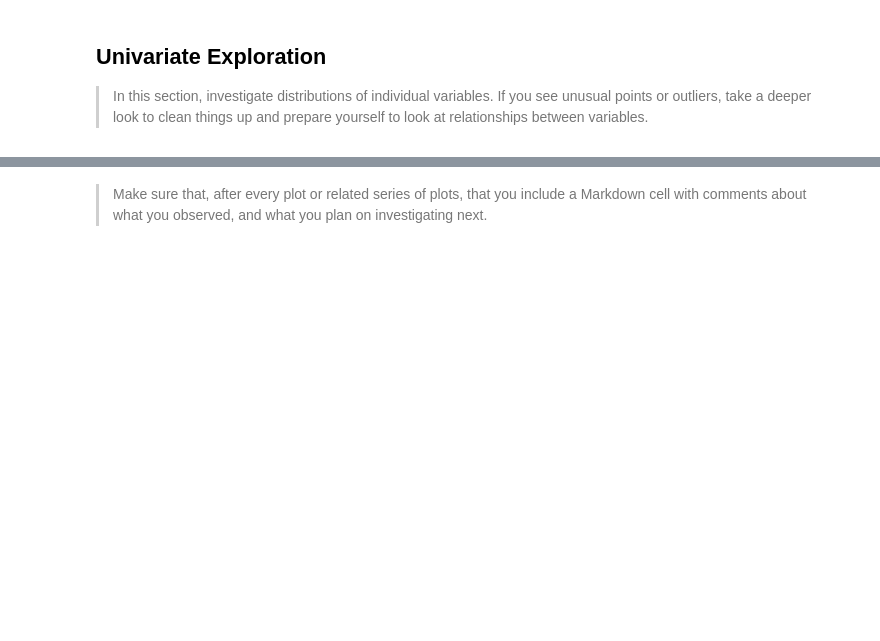
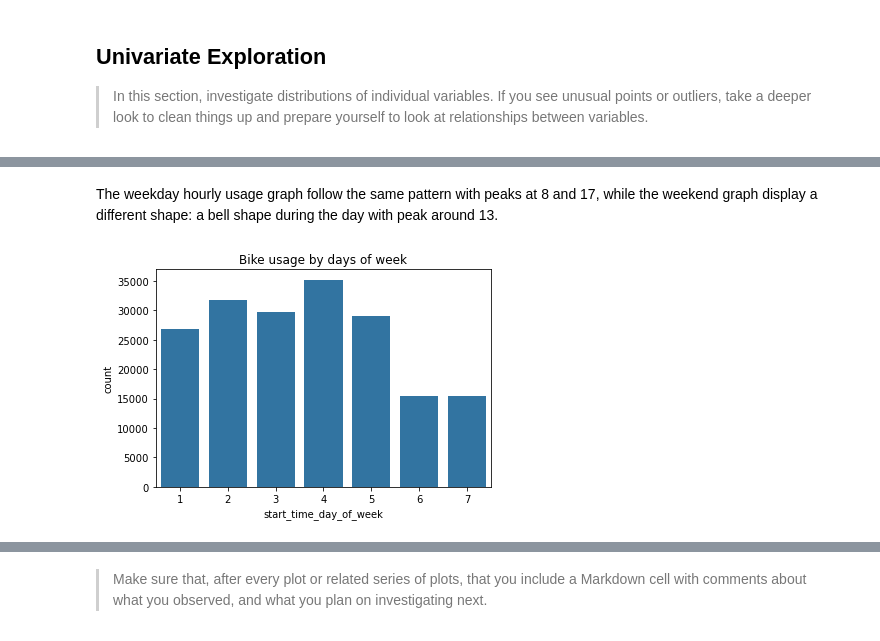
Before and after one commit to tllau/Bikeshare_analysis, a Jupyter notebook: exploration_template.ipynb, the cells around one changed output, grey strips where cells are left out. Cells and saved outputs as stored; diff of their text form; code cells hidden in the pictures; blank space fills up the shorter version.

```diff
--- a/exploration_template.ipynb
+++ b/exploration_template.ipynb
@@ -146,0 +190,8 @@ and prepare yourself to look at relationships between variables.
+# %% [markdown]
+The weekday hourly usage graph follow the same pattern with peaks at 8 and 17, while the weekend graph display a different shape: a bell shape during the day with peak around 13.
+# %%
+# df_four_weeks = df[df['start_time_day_of_week']]
+sb.countplot(data=df, x='start_time_day_of_week', color=sb.color_palette()[0]);
+plt.title('Bike usage by days of week');
+# %% [output]
+[figure, added]
```
Also changed, not shown: parts of 14 cells of this notebook.
